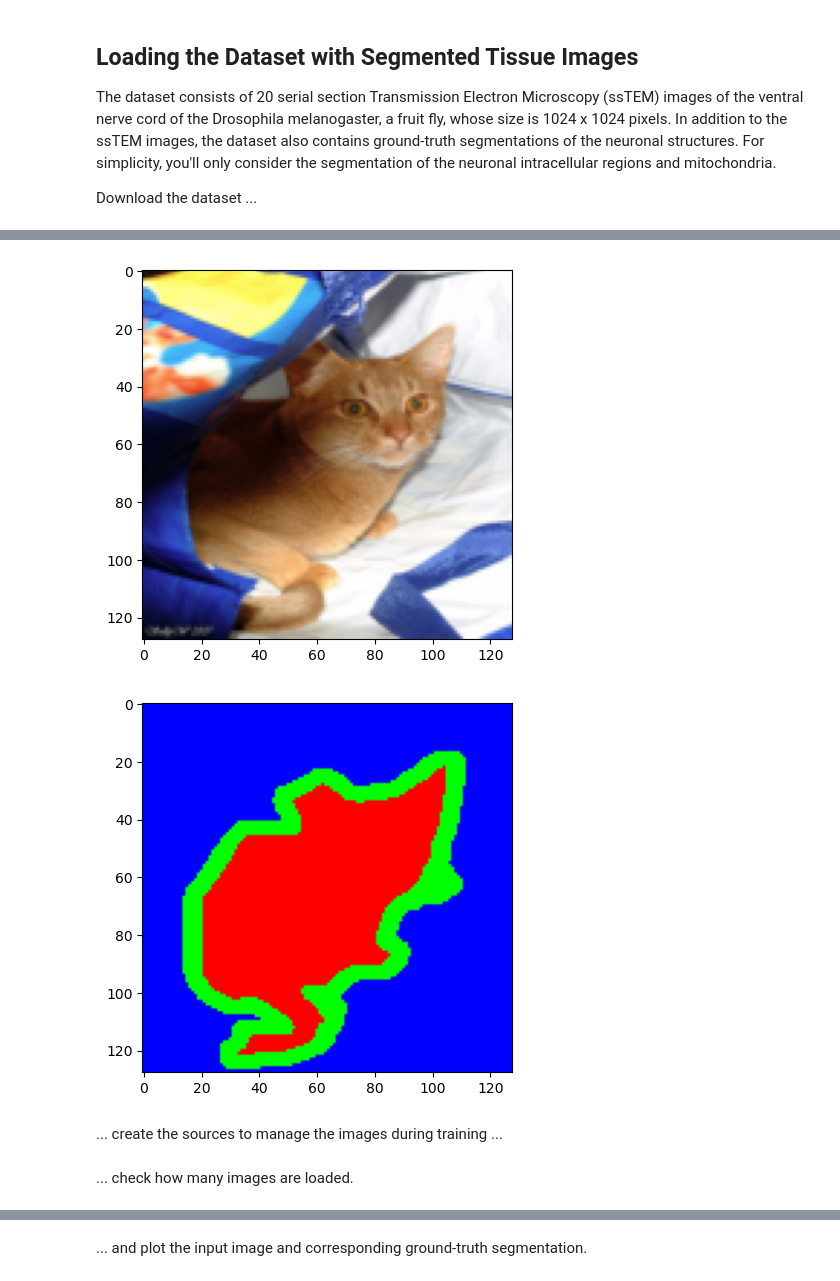
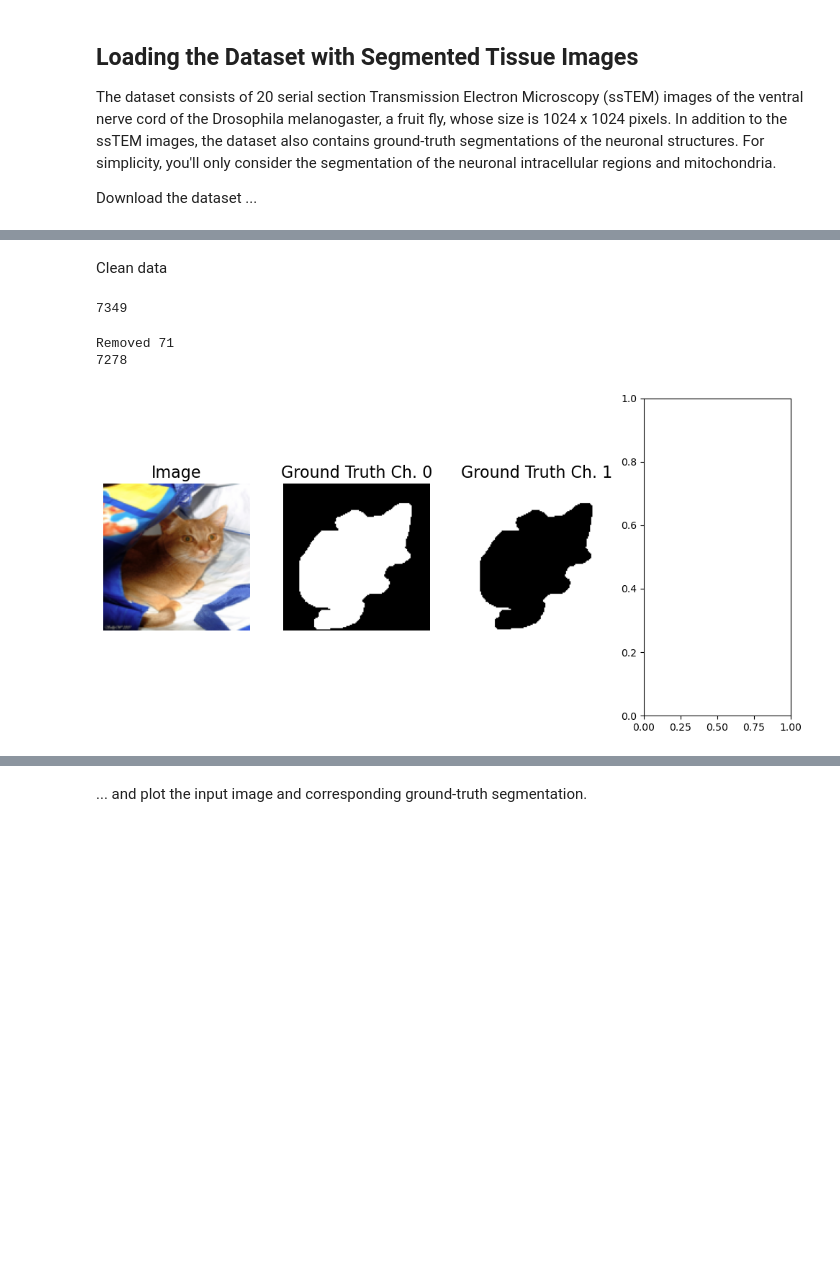
Before and after one commit to Jacob-sandstrom/TIF360_Advanced-machine-learning-with-neural-networks, a Jupyter notebook: HW3/Q4.ipynb, the cells around one changed output, grey strips where cells are left out. Cells and saved outputs as stored; diff of their text form; code cells hidden in the pictures; blank space fills up the shorter version.

```diff
--- a/HW3/Q4.ipynb
+++ b/HW3/Q4.ipynb
@@ -198,15 +222,57 @@ Number of images: 7349
-# %%
-for i in range(1):
-    img, trimap = dataset[i]
-    # plt.imshow(img.squeeze(), cmap="gray")
-    plt.imshow(img.permute(1,2,0))
-    plt.show()
-
-    plt.imshow(torch.tensor(trimap).permute(1,2,0))
-    plt.show()
-# %% [output]
-[figure, removed]
-[figure, removed]
+# %% [markdown]
+Clean data
+# %%
+print(len(dataset))
+
+dataset.validate_data()
+
+
+print(len(dataset))
+# %% [output]
+7349
+Removed 71
+7278
+# %%
+count = 0
+max_count = 5
+for i in range(len(dataset)):
+    img, trimap = dataset[i]
+    # foreground = torch.sum(trimap[0])
+    # undef = torch.sum(trimap[1])
+    # background = torch.sum(trimap[2])
+    # tot = foreground + undef + background
+    # if (foreground + undef) / tot > 0.85 or (foreground + undef) / tot < 0.1:
+    #     print(i)
+    #     count += 1
+    # plt.imshow(img.squeeze(), cmap="gray")
+        # plt.imshow(img.permute(1,2,0))
+        # plt.show()
+
+        # plt.imshow(torch.tensor(trimap).permute(1,2,0))
+        # plt.show()
+
+    fig, axs = plt.subplots(1, 4, figsize=(10, 5))
+
+    axs[0].imshow(img.permute(1, 2, 0), cmap="gray")
+    axs[0].set_title("Image", fontsize=16)
+    axs[0].set_axis_off()
+
+    for i in range(trimap.shape[0]):
+        segmentation_color = torch.ones_like(trimap)
+        # for j in range(trimap.shape[0]):
+        #     if j != i: segmentation_color[j, ...] = 1 - trimap[i, ...]
+        axs[i + 1].imshow(trimap[i], cmap="gray")
+        axs[i + 1].set_title(f"Ground Truth Ch. {i}", fontsize=16)
+        axs[i + 1].set_axis_off()
+
+    plt.tight_layout()
+    plt.show()
+
+    break
+        # if count >= max_count:
+        #     break
+# %% [output]
+[figure, added]
 # %%
 train_dataset, val_dataset, test_dataset = torch.utils.data.random_split(dataset, [0.7, 0.1, 0.2])
 
@@ -224,2 +281,0 @@ test_loader = torch.utils.data.DataLoader(test_dataset, batch_size=64, shuffle=F
-# %% [markdown]
-... create the sources to manage the images during training ...
@@ -240,2 +281,0 @@ test_loader = torch.utils.data.DataLoader(test_dataset, batch_size=64, shuffle=F
-# %% [markdown]
-... check how many images are loaded.
```
Also changed, not shown: parts of 27 cells of this notebook.
